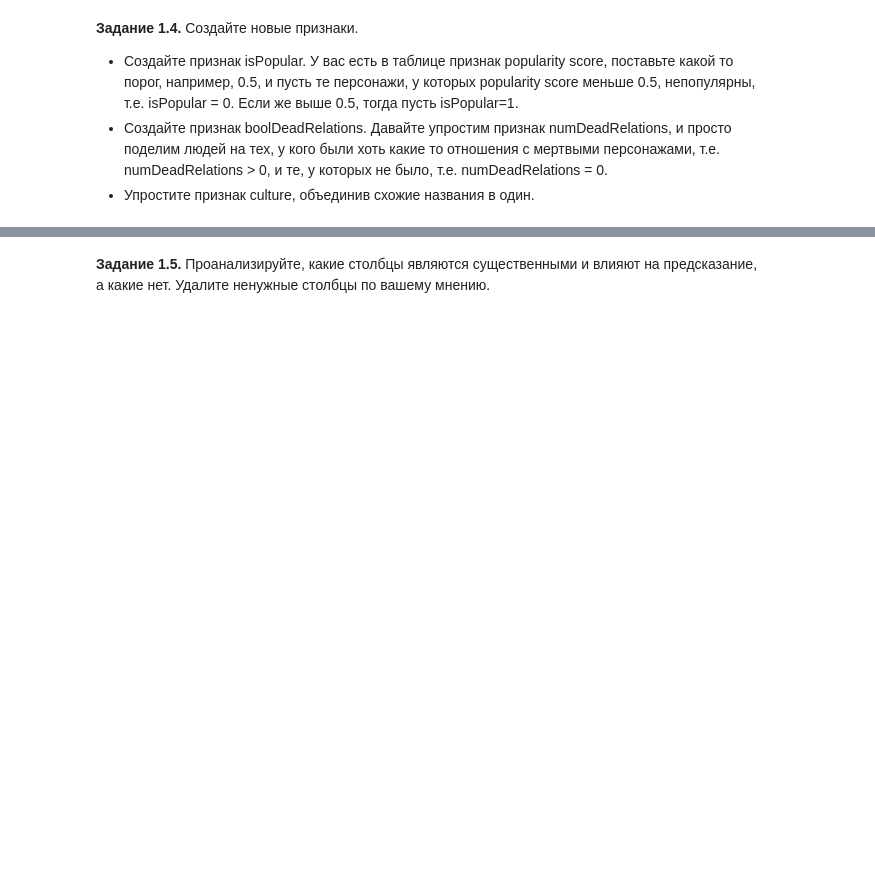
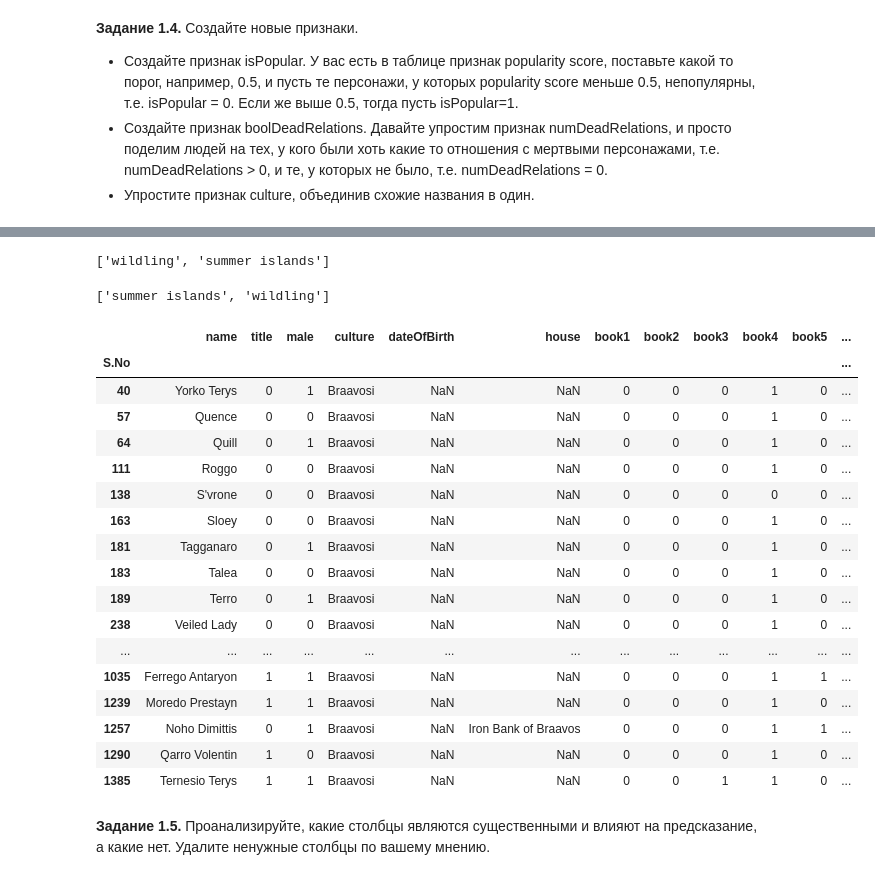
Before and after one commit to qwart6/DLS_by_MIPT, a Jupyter notebook: week_01_ml_intro/Homework/hw_1_game_of_thrones.ipynb, the cells around one changed output, grey strips where cells are left out. Drawn from its saved outputs; the diff is of its cells as text; code cells hidden in the pictures; blank space fills up the shorter version.

```diff
--- a/week_01_ml_intro/Homework/hw_1_game_of_thrones.ipynb
+++ b/week_01_ml_intro/Homework/hw_1_game_of_thrones.ipynb
@@ -263,3 +256,46 @@ replace_num(cult, data, data_test)
+# %%
+unique_house = data.house.str.lower().unique()
+unique_cultere = data.culture.str.lower().unique()
+
+coincidences = list()
+
+for value in unique_house:
+  if value in unique_cultere:
+    coincidences.append(value)
+
+coincidences
+# %% [output]
+['wildling', 'summer islands']
+# %%
+hou_set = set(data.house.str.lower().dropna())
+cult_set = set(data.culture.str.lower().dropna())
+
+# Находим пересечение - элементы, которые есть в обоих множествах
+common_elements = list(hou_set & cult_set)
+print(common_elements)
+# %% [output]
+['summer islands', 'wildling']
+# %%
+data.query('culture == "Braavosi"')
+# %% [output]
+|  | name | title | male | culture | dateOfBirth | house | book1 | book2 | book3 | book4 | book5 | ... |
+| S.No |  |  |  |  |  |  |  |  |  |  |  | ... |
+| 40 | Yorko Terys | 0 | 1 | Braavosi | NaN | NaN | 0 | 0 | 0 | 1 | 0 | ... |
+| 57 | Quence | 0 | 0 | Braavosi | NaN | NaN | 0 | 0 | 0 | 1 | 0 | ... |
+| 64 | Quill | 0 | 1 | Braavosi | NaN | NaN | 0 | 0 | 0 | 1 | 0 | ... |
+| 111 | Roggo | 0 | 0 | Braavosi | NaN | NaN | 0 | 0 | 0 | 1 | 0 | ... |
+| 138 | S'vrone | 0 | 0 | Braavosi | NaN | NaN | 0 | 0 | 0 | 0 | 0 | ... |
+| 163 | Sloey | 0 | 0 | Braavosi | NaN | NaN | 0 | 0 | 0 | 1 | 0 | ... |
+| 181 | Tagganaro | 0 | 1 | Braavosi | NaN | NaN | 0 | 0 | 0 | 1 | 0 | ... |
+| 183 | Talea | 0 | 0 | Braavosi | NaN | NaN | 0 | 0 | 0 | 1 | 0 | ... |
+| 189 | Terro | 0 | 1 | Braavosi | NaN | NaN | 0 | 0 | 0 | 1 | 0 | ... |
+| 238 | Veiled Lady | 0 | 0 | Braavosi | NaN | NaN | 0 | 0 | 0 | 1 | 0 | ... |
+| ... | ... | ... | ... | ... | ... | ... | ... | ... | ... | ... | ... | ... |
+| 1035 | Ferrego Antaryon | 1 | 1 | Braavosi | NaN | NaN | 0 | 0 | 0 | 1 | 1 | ... |
+| 1239 | Moredo Prestayn | 1 | 1 | Braavosi | NaN | NaN | 0 | 0 | 0 | 1 | 0 | ... |
+| 1257 | Noho Dimittis | 0 | 1 | Braavosi | NaN | Iron Bank of Braavos | 0 | 0 | 0 | 1 | 1 | ... |
+| 1290 | Qarro Volentin | 1 | 0 | Braavosi | NaN | NaN | 0 | 0 | 0 | 1 | 0 | ... |
+| 1385 | Ternesio Terys | 1 | 1 | Braavosi | NaN | NaN | 0 | 0 | 1 | 1 | 0 | ... |
 # %% [markdown]
 **Задание 1.5.** Проанализируйте, какие столбцы являются существенными и влияют на предсказание, а какие нет. Удалите ненужные столбцы по вашему мнению.
 # %%
```
Also changed, not shown: parts of 3 cells of this notebook.
